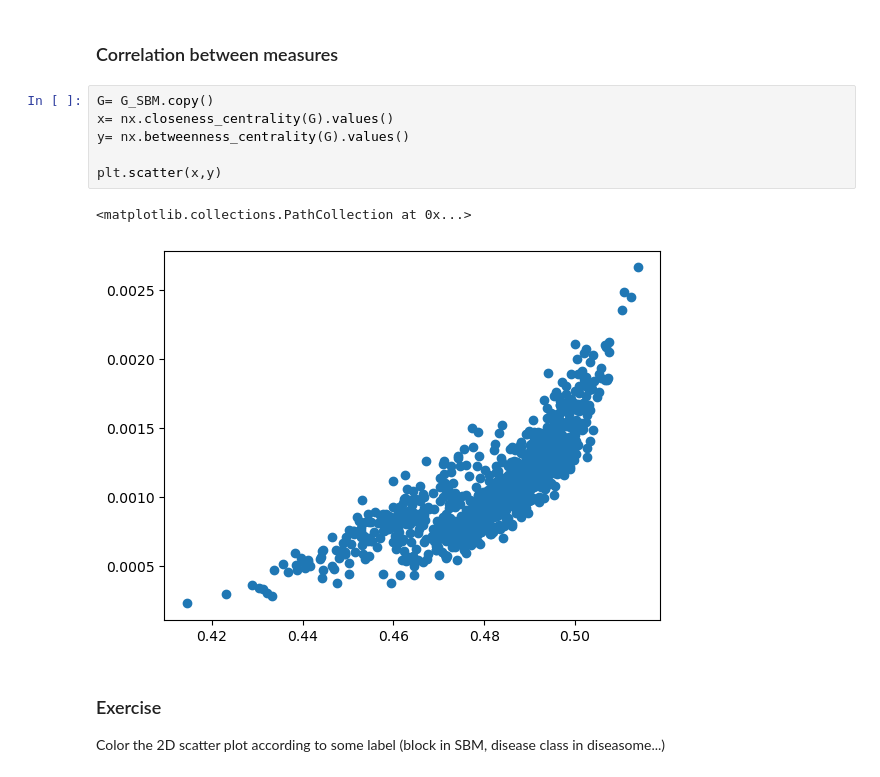
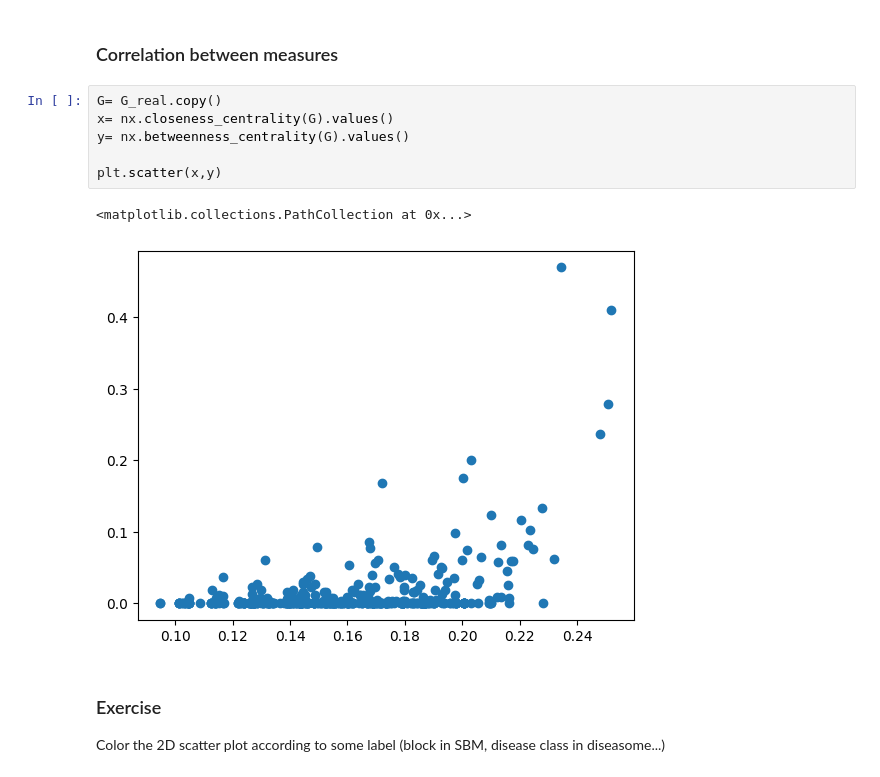
Before and after one commit to FraDurazzi/CNLab, a Jupyter notebook: 02_centrality_measures_and_markov_process.ipynb, the cells around one changed output. Drawn from its saved outputs; the diff is of its cells as text.

```diff
--- a/02_centrality_measures_and_markov_process.ipynb
+++ b/02_centrality_measures_and_markov_process.ipynb
@@ -360,14 +360,14 @@ plt.show()
 # %% [markdown]
 ### Correlation between measures
 # %%
-G= G_SBM.copy()
+G= G_real.copy()
 x= nx.closeness_centrality(G).values()
 y= nx.betweenness_centrality(G).values()
 
 plt.scatter(x,y)
 # %% [output]
 <matplotlib.collections.PathCollection at 0x...>
-[figure, old version]
+[figure, new version]
 # %% [markdown]
 ### Exercise
 Color the 2D scatter plot according to some label (block in SBM, disease class in diseasome...)
```
Also changed, not shown: parts of 14 cells of this notebook.
